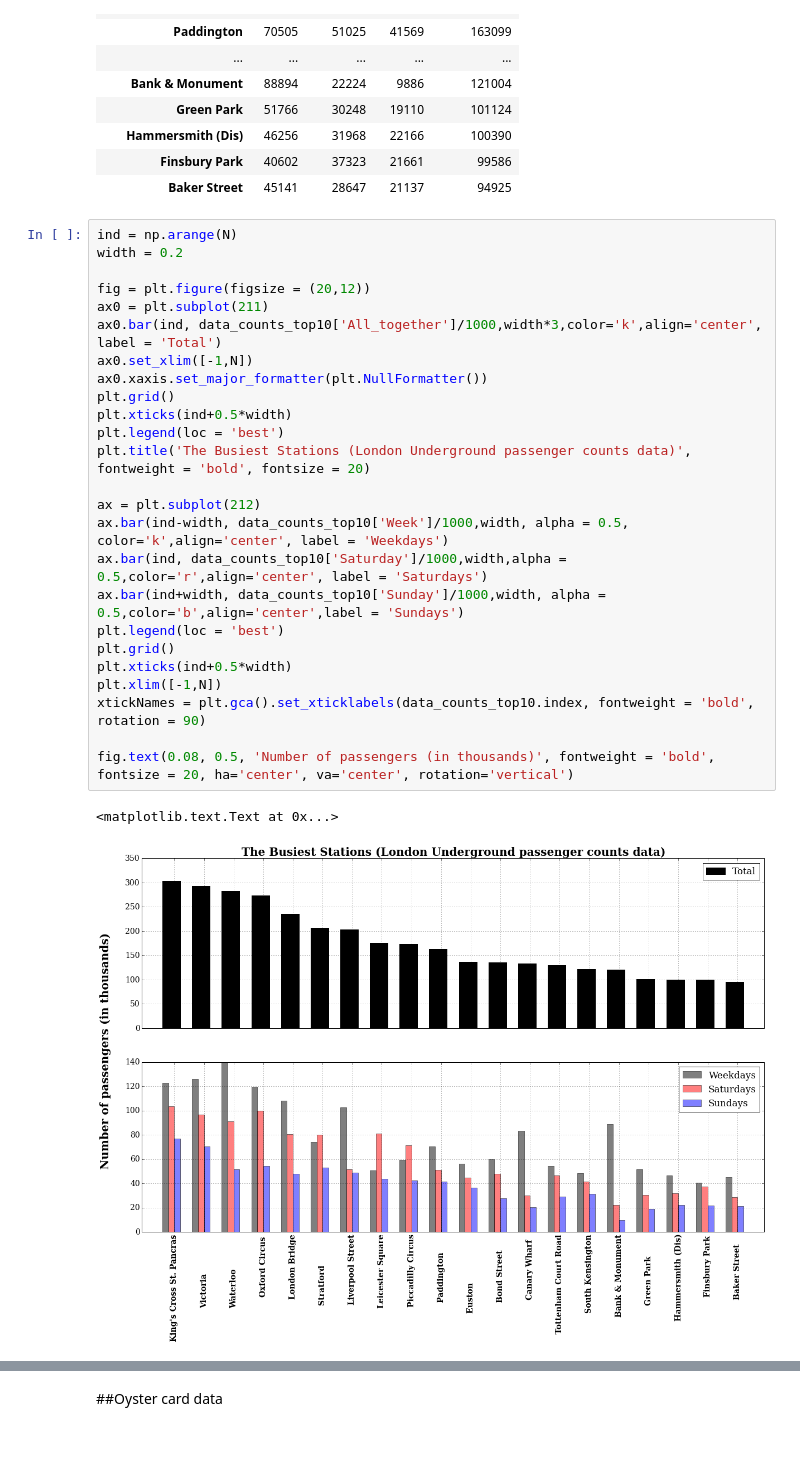
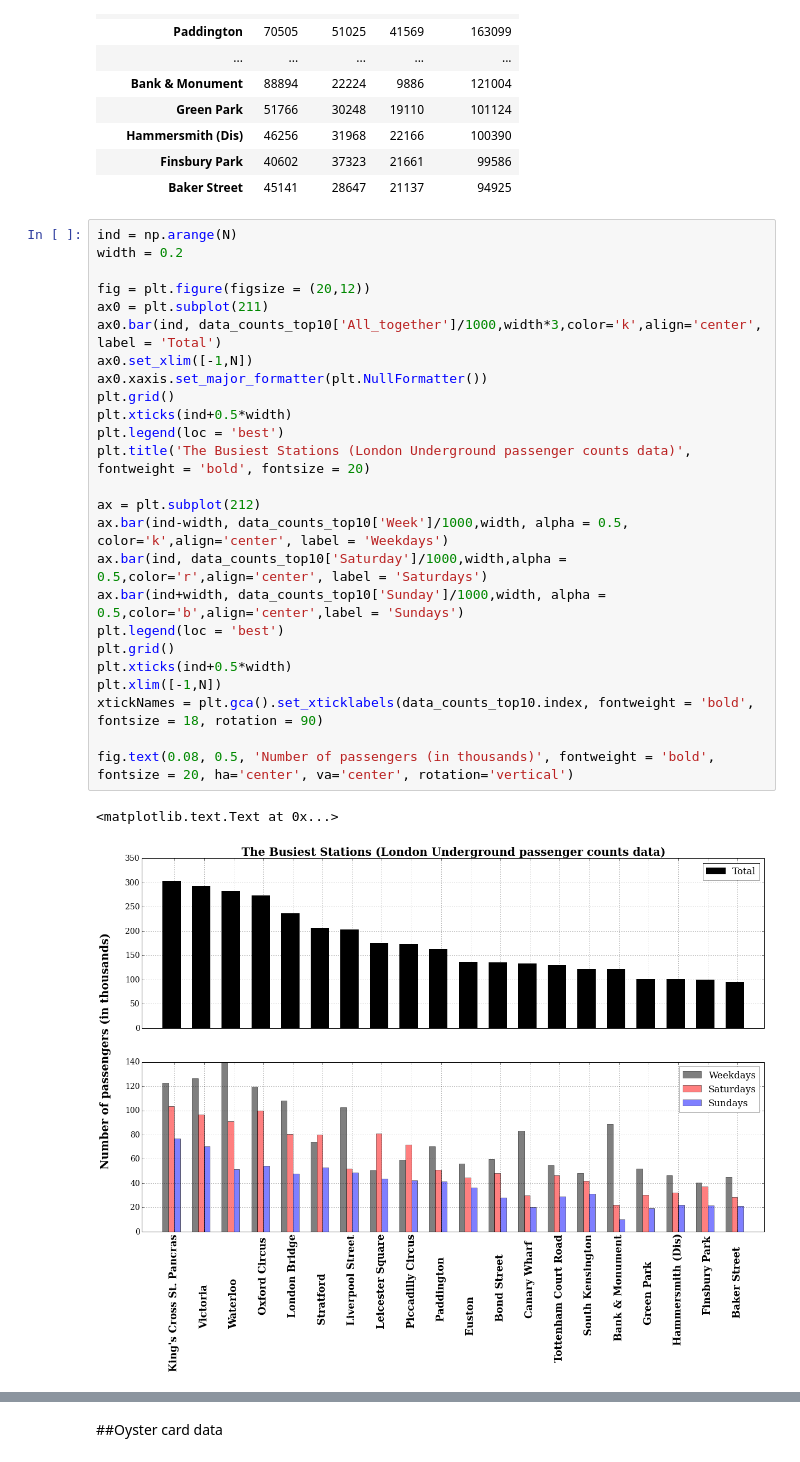
Before and after one commit to AnyaRum/Data_science_intensive_data_story, a Jupyter notebook: Data_story_project_London_underground_data.ipynb, the cells around one changed output, grey strips where cells are left out. Cells and saved outputs as stored; diff of their text form.

```diff
--- a/Data_story_project_London_underground_data.ipynb
+++ b/Data_story_project_London_underground_data.ipynb
@@ -192,28 +194,28 @@ data_counts_top10
 # %%
 ind = np.arange(N)
 width = 0.2
 
 fig = plt.figure(figsize = (20,12))
 ax0 = plt.subplot(211)
 ax0.bar(ind, data_counts_top10['All_together']/1000,width*3,color='k',align='center', label = 'Total')
 ax0.set_xlim([-1,N])
 ax0.xaxis.set_major_formatter(plt.NullFormatter())
 plt.grid()
 plt.xticks(ind+0.5*width)
 plt.legend(loc = 'best')
 plt.title('The Busiest Stations (London Underground passenger counts data)', fontweight = 'bold', fontsize = 20)
 
 ax = plt.subplot(212)
 ax.bar(ind-width, data_counts_top10['Week']/1000,width, alpha = 0.5, color='k',align='center', label = 'Weekdays')
 ax.bar(ind, data_counts_top10['Saturday']/1000,width,alpha = 0.5,color='r',align='center', label = 'Saturdays')
 ax.bar(ind+width, data_counts_top10['Sunday']/1000,width, alpha = 0.5,color='b',align='center',label = 'Sundays')
 plt.legend(loc = 'best')
 plt.grid()
 plt.xticks(ind+0.5*width)
 plt.xlim([-1,N])
-xtickNames = plt.gca().set_xticklabels(data_counts_top10.index, fontweight = 'bold', rotation = 90)
+xtickNames = plt.gca().set_xticklabels(data_counts_top10.index, fontweight = 'bold', fontsize = 18, rotation = 90)
 
 fig.text(0.08, 0.5, 'Number of passengers (in thousands)', fontweight = 'bold', fontsize = 20, ha='center', va='center', rotation='vertical')
 # %% [output]
 <matplotlib.text.Text at 0x...>
-[figure, old version]
+[figure, new version]
```
Also changed, not shown: parts of 8 cells of this notebook.
